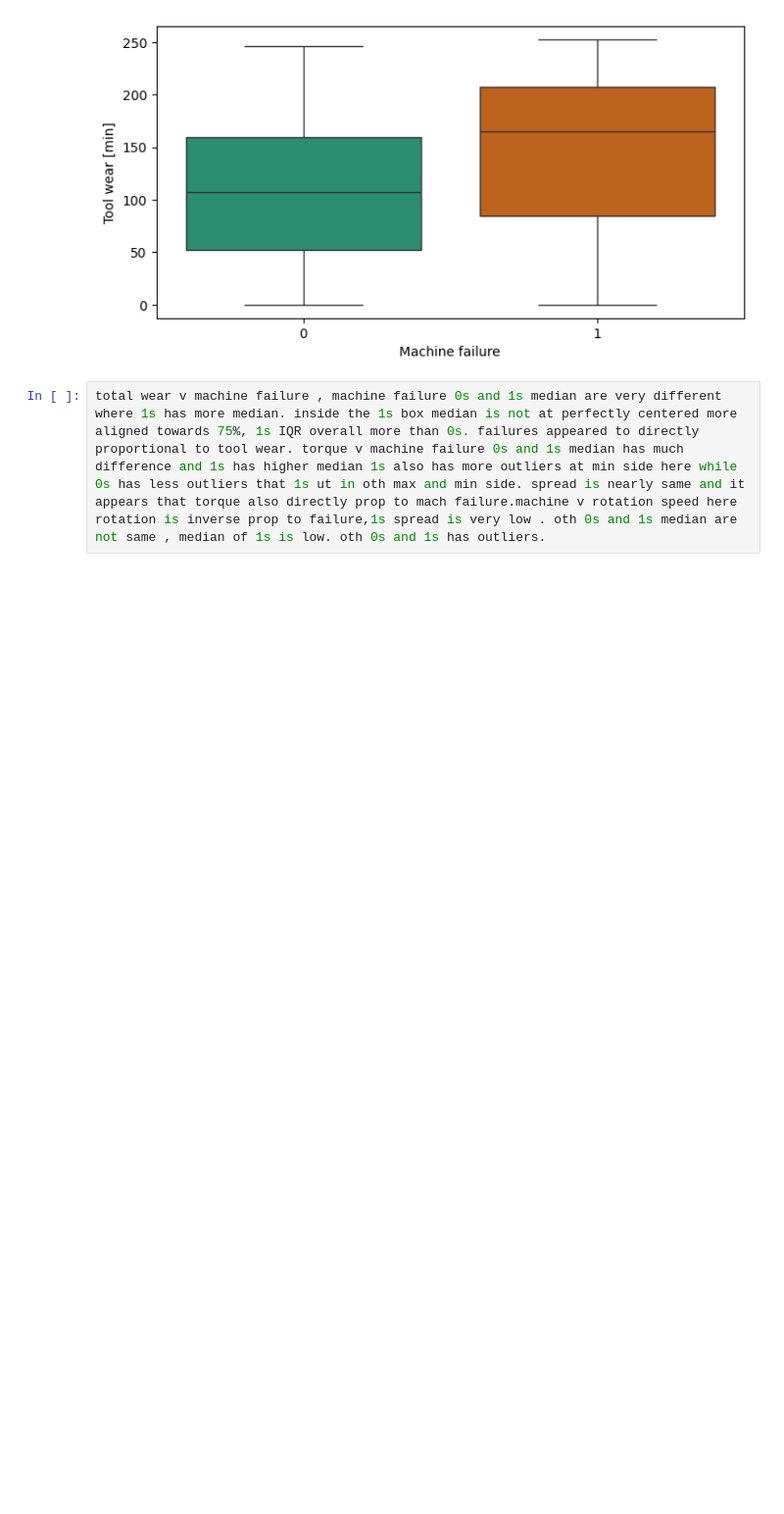
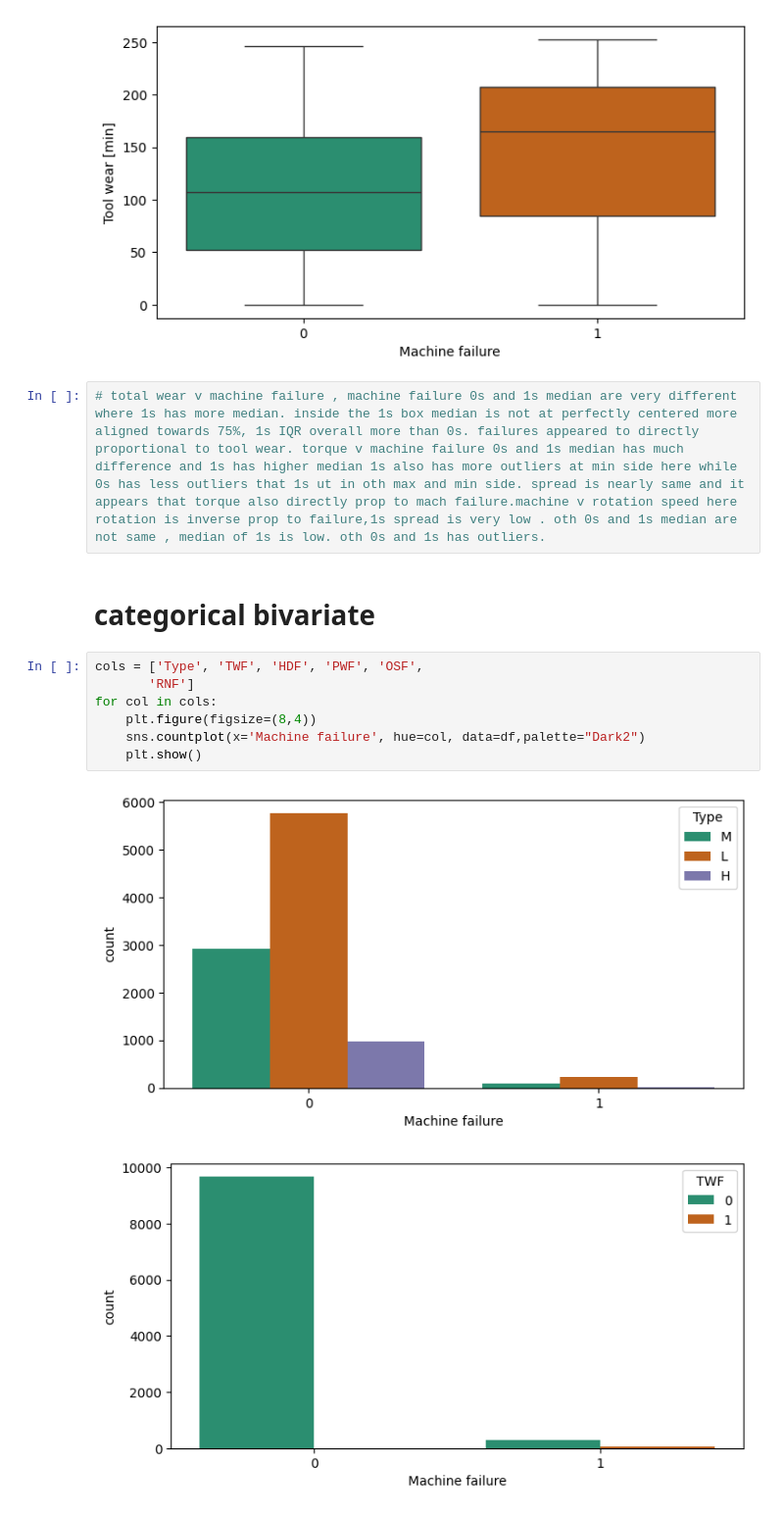
Before and after one commit to yashbhatt0508/Predictive-Maintainance, a Jupyter notebook: predictive_maintainance.ipynb, the cells around one changed output. Shown at 98% size. Saved outputs shown, nothing was run; the diff lists cells and outputs as text; blank space fills up the shorter version.

Commit message:
today i done bivariate multivariate,basic cleaning,preprocessing,pipelines

```diff
--- a/predictive_maintainance.ipynb
+++ b/predictive_maintainance.ipynb
@@ -282,4 +281,16 @@ for col in cols:
 [figure]
 [figure]
 # %%
-total wear v machine failure , machine failure 0s and 1s median are very different where 1s has more median. inside the 1s box median is not at perfectly centered more aligned towards 75%, 1s IQR overall more than 0s. failures appeared to directly proportional to tool wear. torque v machine failure 0s and 1s median has much difference and 1s has higher median 1s also has more outliers at min side here while 0s has less outliers that 1s ut in oth max and min side. spread is nearly same and it appears that torque also directly prop to mach failure.machine v rotation speed here rotation is inverse prop to failure,1s spread is very low . oth 0s and 1s median are not same , median of 1s is low. oth 0s and 1s has outliers.
+# total wear v machine failure , machine failure 0s and 1s median are very different where 1s has more median. inside the 1s box median is not at perfectly centered more aligned towards 75%, 1s IQR overall more than 0s. failures appeared to directly proportional to tool wear. torque v machine failure 0s and 1s median has much difference and 1s has higher median 1s also has more outliers at min side here while 0s has less outliers that 1s ut in oth max and min side. spread is nearly same and it appears that torque also directly prop to mach failure.machine v rotation speed here rotation is inverse prop to failure,1s spread is very low . oth 0s and 1s median are not same , median of 1s is low. oth 0s and 1s has outliers.
+# %% [markdown]
+# **categorical bivariate**
+# %%
+cols = ['Type', 'TWF', 'HDF', 'PWF', 'OSF',
+       'RNF']
+for col in cols:
+    plt.figure(figsize=(8,4))
+    sns.countplot(x='Machine failure', hue=col, data=df,palette="Dark2")
+    plt.show()
+# %% [output]
+[figure, added]
+[figure, added]
```
Also changed, not shown: parts of 49 cells of this notebook.
